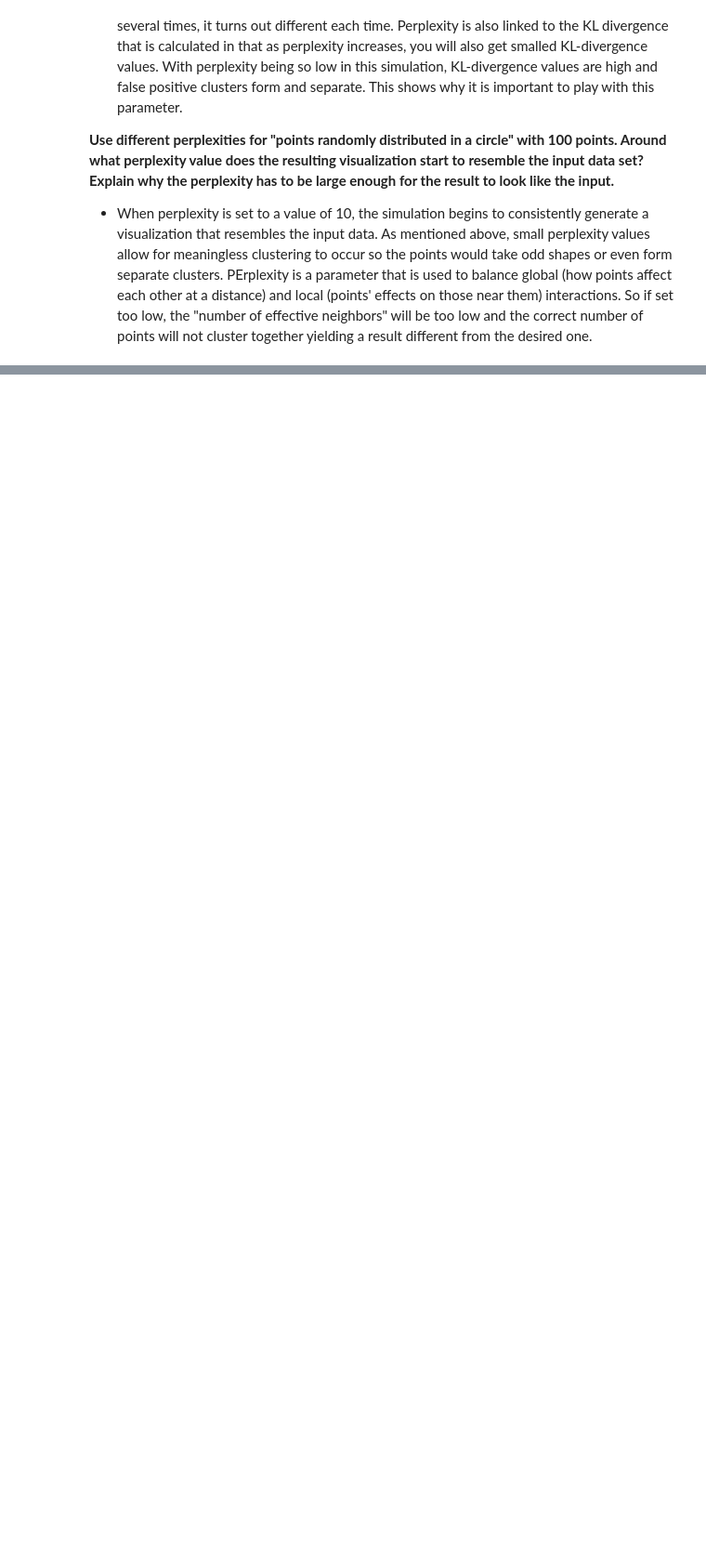
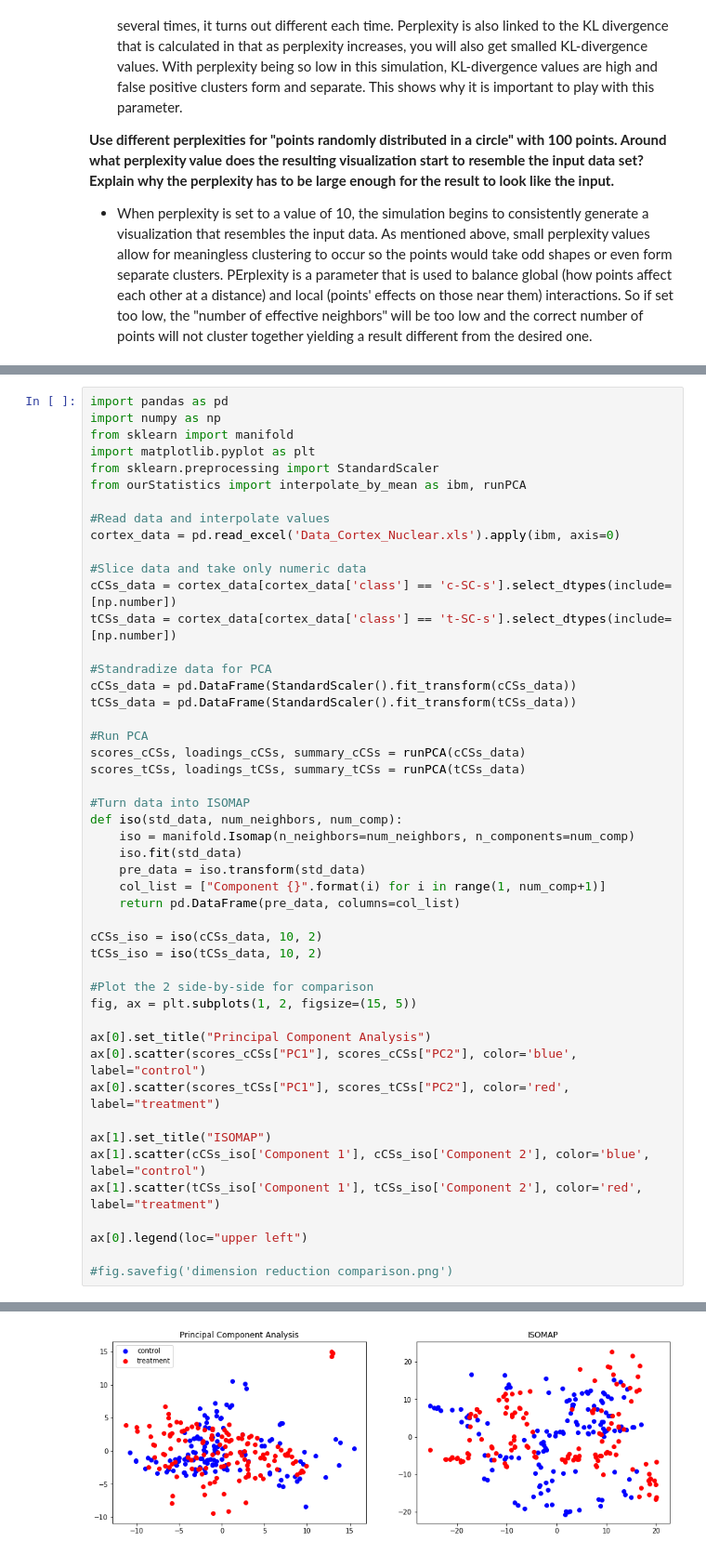
Before and after one commit to brucetony/VisComp, a Jupyter notebook: vclsi-3-Schultz-Ibarra.ipynb, the cells around one changed output, grey strips where cells are left out. Shown at 93% size. Saved outputs shown, nothing was run; the diff lists cells and outputs as text; blank space fills up the shorter version.

Commit message:
Add PCA/ISOMAP functions and output comparison figure

```diff
--- a/vclsi-3-Schultz-Ibarra.ipynb
+++ b/vclsi-3-Schultz-Ibarra.ipynb
@@ -24,0 +27,49 @@ ibarrarellano@gmail.com
+# %%
+import pandas as pd
+import numpy as np
+from sklearn import manifold
+import matplotlib.pyplot as plt
+from sklearn.preprocessing import StandardScaler
+from ourStatistics import interpolate_by_mean as ibm, runPCA
+
+#Read data and interpolate values
+cortex_data = pd.read_excel('Data_Cortex_Nuclear.xls').apply(ibm, axis=0)
+
+#Slice data and take only numeric data
+cCSs_data = cortex_data[cortex_data['class'] == 'c-SC-s'].select_dtypes(include=[np.number])
+tCSs_data = cortex_data[cortex_data['class'] == 't-SC-s'].select_dtypes(include=[np.number])
+
+#Standradize data for PCA
+cCSs_data = pd.DataFrame(StandardScaler().fit_transform(cCSs_data))
+tCSs_data = pd.DataFrame(StandardScaler().fit_transform(tCSs_data))
+
+#Run PCA
+scores_cCSs, loadings_cCSs, summary_cCSs = runPCA(cCSs_data)
+scores_tCSs, loadings_tCSs, summary_tCSs = runPCA(tCSs_data)
+
+#Turn data into ISOMAP
+def iso(std_data, num_neighbors, num_comp):
+    iso = manifold.Isomap(n_neighbors=num_neighbors, n_components=num_comp)
+    iso.fit(std_data)
+    pre_data = iso.transform(std_data)
+    col_list = ["Component {}".format(i) for i in range(1, num_comp+1)]
+    return pd.DataFrame(pre_data, columns=col_list)
+
+cCSs_iso = iso(cCSs_data, 10, 2)
+tCSs_iso = iso(tCSs_data, 10, 2)
+
+#Plot the 2 side-by-side for comparison
+fig, ax = plt.subplots(1, 2, figsize=(15, 5))
+
+ax[0].set_title("Principal Component Analysis")
+ax[0].scatter(scores_cCSs["PC1"], scores_cCSs["PC2"], color='blue', label="control")
+ax[0].scatter(scores_tCSs["PC1"], scores_tCSs["PC2"], color='red', label="treatment")
+
+ax[1].set_title("ISOMAP")
+ax[1].scatter(cCSs_iso['Component 1'], cCSs_iso['Component 2'], color='blue', label="control")
+ax[1].scatter(tCSs_iso['Component 1'], tCSs_iso['Component 2'], color='red', label="treatment")
+
+ax[0].legend(loc="upper left")
+
+#fig.savefig('dimension reduction comparison.png')
+# %% [output]
@@ -24,0 +77 @@ ibarrarellano@gmail.com
+[figure, added]
```
Also changed, not shown: parts of 3 cells of this notebook, 1 other file.
